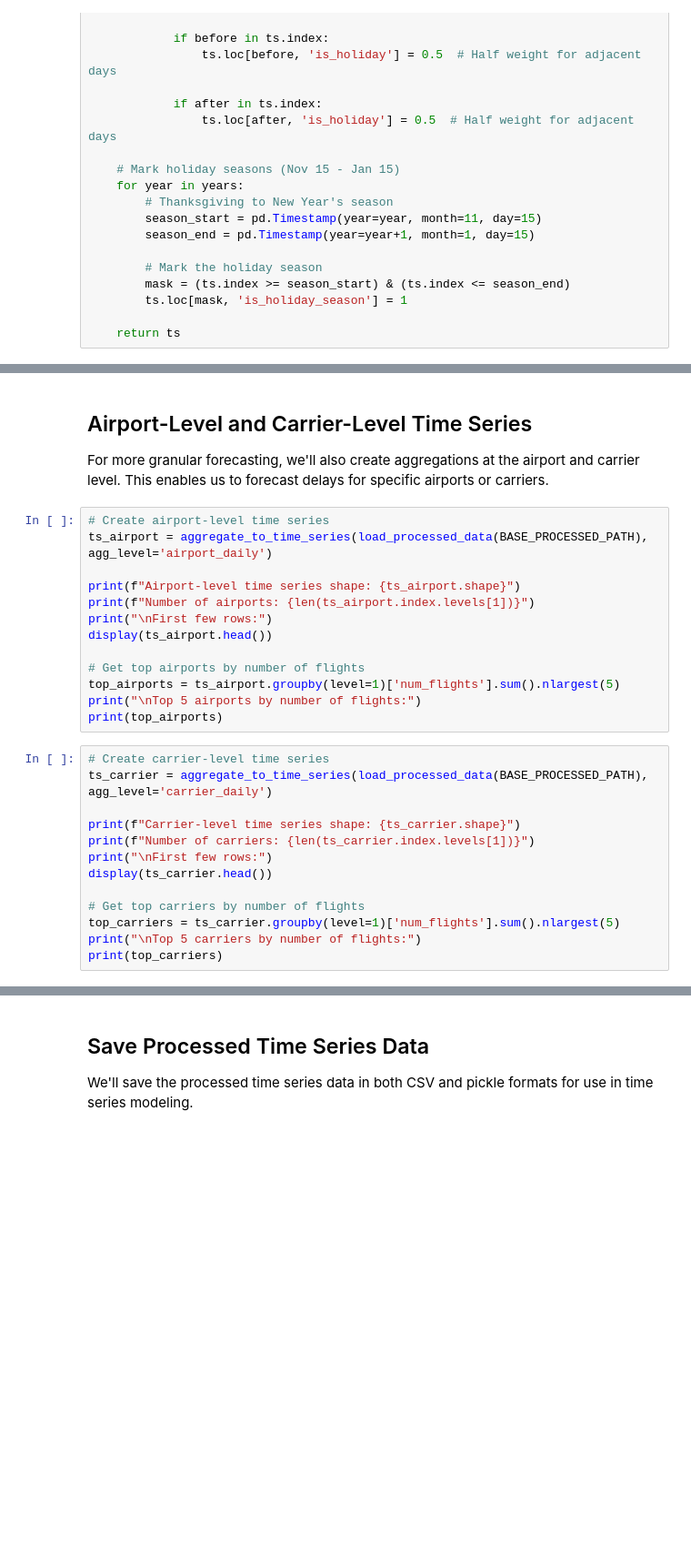
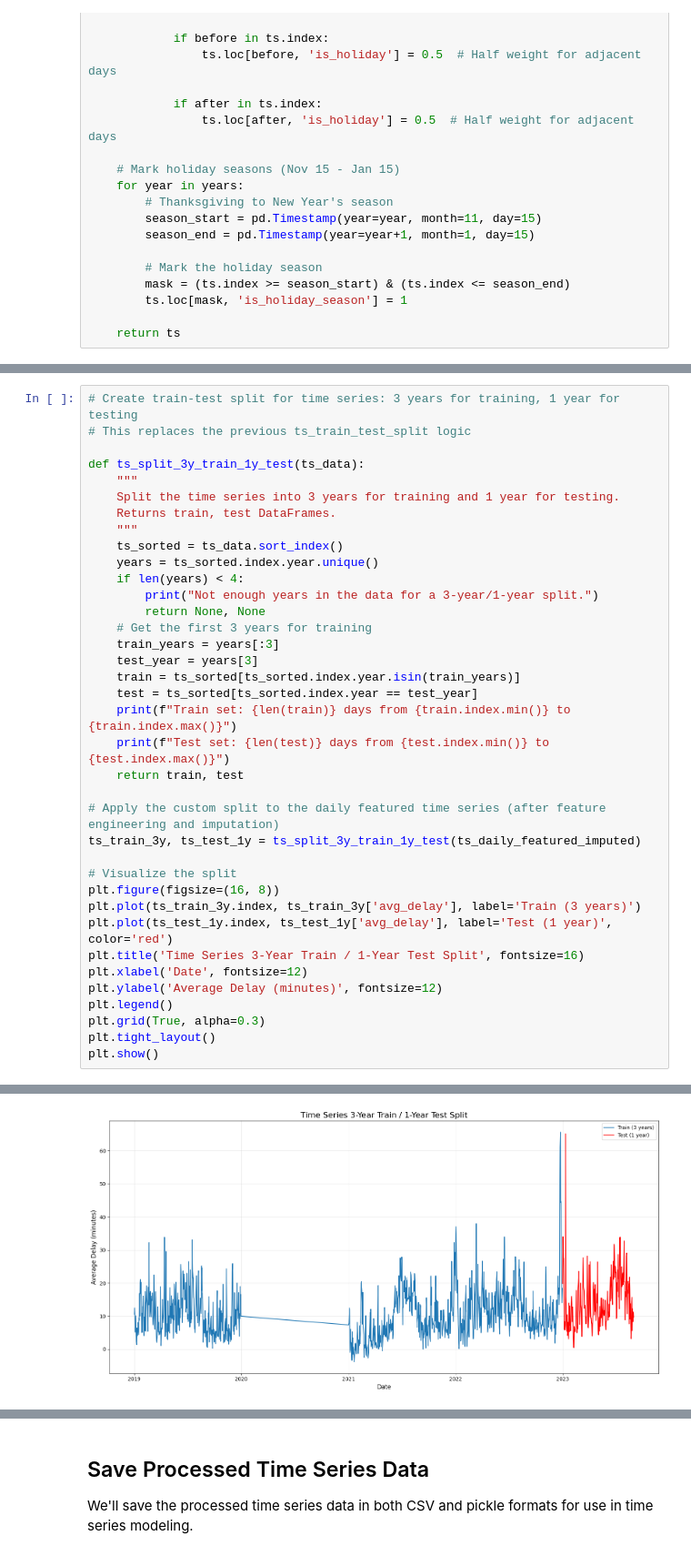
Before and after one commit to Suee18/Forecasting_Flights-DataScience, a Jupyter notebook: notebooks/preprocessing_pipelines/04_ts_preprocessing.ipynb, the cells around one changed output, grey strips where cells are left out. Shown at 91% size. Cells and saved outputs as stored; diff of their text form; blank space fills up the shorter version.

```diff
--- a/notebooks/preprocessing_pipelines/04_ts_preprocessing.ipynb
+++ b/notebooks/preprocessing_pipelines/04_ts_preprocessing.ipynb
@@ -608,30 +694,38 @@ plt.show()
-# %% [markdown]
-## Airport-Level and Carrier-Level Time Series
-
-For more granular forecasting, we'll also create aggregations at the airport and carrier level. This enables us to forecast delays for specific airports or carriers.
-# %%
-# Create airport-level time series
-ts_airport = aggregate_to_time_series(load_processed_data(BASE_PROCESSED_PATH), agg_level='airport_daily')
-
-print(f"Airport-level time series shape: {ts_airport.shape}")
-print(f"Number of airports: {len(ts_airport.index.levels[1])}")
-print("\nFirst few rows:")
-display(ts_airport.head())
-
-# Get top airports by number of flights
-top_airports = ts_airport.groupby(level=1)['num_flights'].sum().nlargest(5)
-print("\nTop 5 airports by number of flights:")
-print(top_airports)
-# %%
-# Create carrier-level time series
-ts_carrier = aggregate_to_time_series(load_processed_data(BASE_PROCESSED_PATH), agg_level='carrier_daily')
-
-print(f"Carrier-level time series shape: {ts_carrier.shape}")
-print(f"Number of carriers: {len(ts_carrier.index.levels[1])}")
-print("\nFirst few rows:")
-display(ts_carrier.head())
-
-# Get top carriers by number of flights
-top_carriers = ts_carrier.groupby(level=1)['num_flights'].sum().nlargest(5)
-print("\nTop 5 carriers by number of flights:")
-print(top_carriers)
+# %%
+# Create train-test split for time series: 3 years for training, 1 year for testing
+# This replaces the previous ts_train_test_split logic
+
+def ts_split_3y_train_1y_test(ts_data):
+    """
+    Split the time series into 3 years for training and 1 year for testing.
+    Returns train, test DataFrames.
+    """
+    ts_sorted = ts_data.sort_index()
+    years = ts_sorted.index.year.unique()
+    if len(years) < 4:
+        print("Not enough years in the data for a 3-year/1-year split.")
+        return None, None
+    # Get the first 3 years for training
+    train_years = years[:3]
+    test_year = years[3]
+    train = ts_sorted[ts_sorted.index.year.isin(train_years)]
+    test = ts_sorted[ts_sorted.index.year == test_year]
+    print(f"Train set: {len(train)} days from {train.index.min()} to {train.index.max()}")
+    print(f"Test set: {len(test)} days from {test.index.min()} to {test.index.max()}")
+    return train, test
+
+# Apply the custom split to the daily featured time series (after feature engineering and imputation)
+ts_train_3y, ts_test_1y = ts_split_3y_train_1y_test(ts_daily_featured_imputed)
+
+# Visualize the split
+plt.figure(figsize=(16, 8))
+plt.plot(ts_train_3y.index, ts_train_3y['avg_delay'], label='Train (3 years)')
+plt.plot(ts_test_1y.index, ts_test_1y['avg_delay'], label='Test (1 year)', color='red')
+plt.title('Time Series 3-Year Train / 1-Year Test Split', fontsize=16)
+plt.xlabel('Date', fontsize=12)
+plt.ylabel('Average Delay (minutes)', fontsize=12)
+plt.legend()
+plt.grid(True, alpha=0.3)
+plt.tight_layout()
+plt.show()
+# %% [output]
@@ -637,0 +734 @@ print(top_carriers)
+[figure, added]
```
Also changed, not shown: parts of 19 cells of this notebook, 2 other files.
